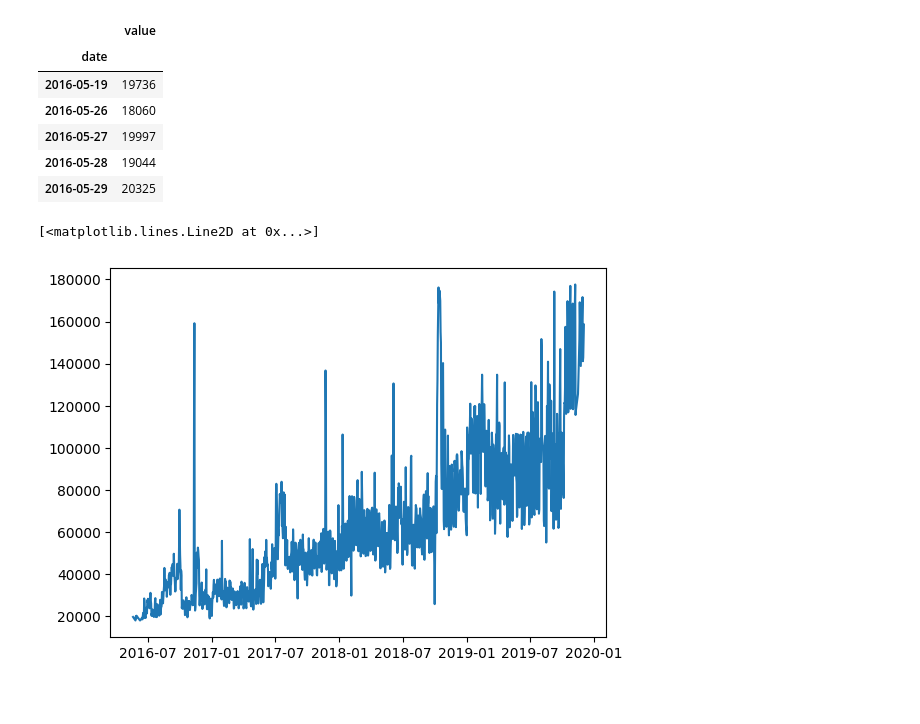
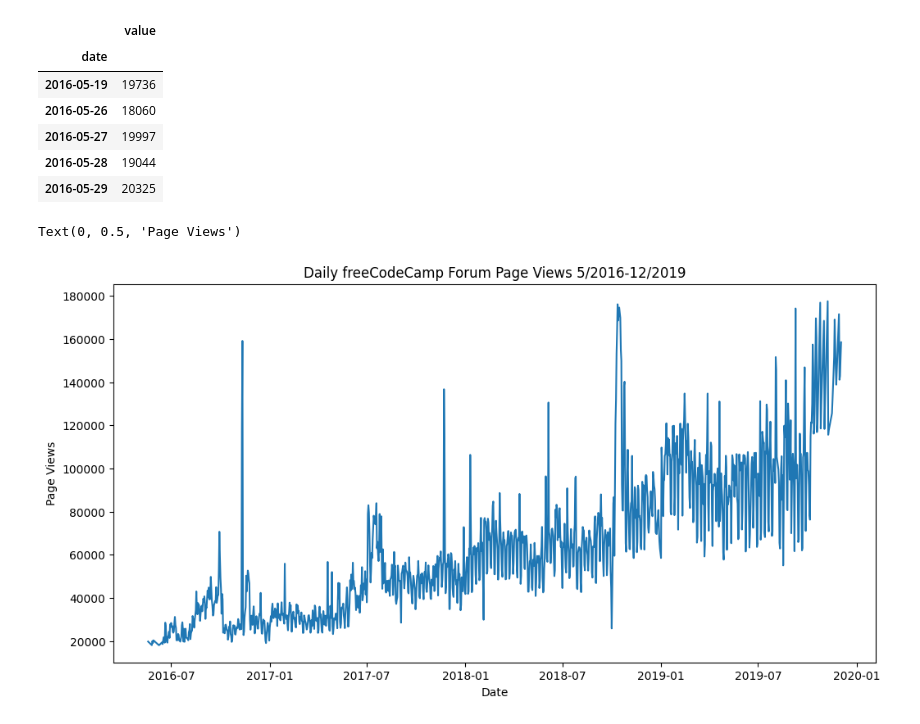
Before and after one commit to cruzcyn/Page-View-Time-Series-Visualizer, a Jupyter notebook: notebook.ipynb, the cells around one changed output. Saved outputs shown, nothing was run; the diff lists cells and outputs as text; code cells hidden in the pictures.

Commit message:
Finish writing the draw_line_plot func according to project specifications

```diff
--- a/notebook.ipynb
+++ b/notebook.ipynb
@@ -43,11 +43,16 @@ df.head()
 # %%
 # LINE PLOT
 # The title should be: "Daily freeCodeCamp Forum Page Views 5/2016-12/2019"
 # Label on x axis: "Date"
 # Label on y axis: "Page Views"
 
 line_df = df
+
+plt.figure(figsize=(12,6))
 plt.plot(line_df.index, line_df["value"])
+plt.title("Daily freeCodeCamp Forum Page Views 5/2016-12/2019")
+plt.xlabel("Date")
+plt.ylabel("Page Views")
 # %% [output]
-[<matplotlib.lines.Line2D at 0x...>]
+Text(0, 0.5, 'Page Views')
-[figure, old version]
+[figure, new version]
```
Also changed, not shown: 1 other file.
